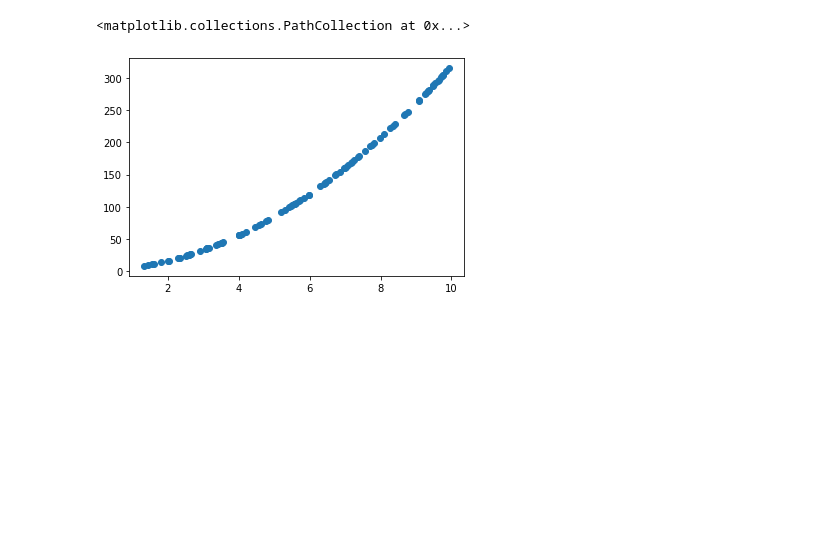
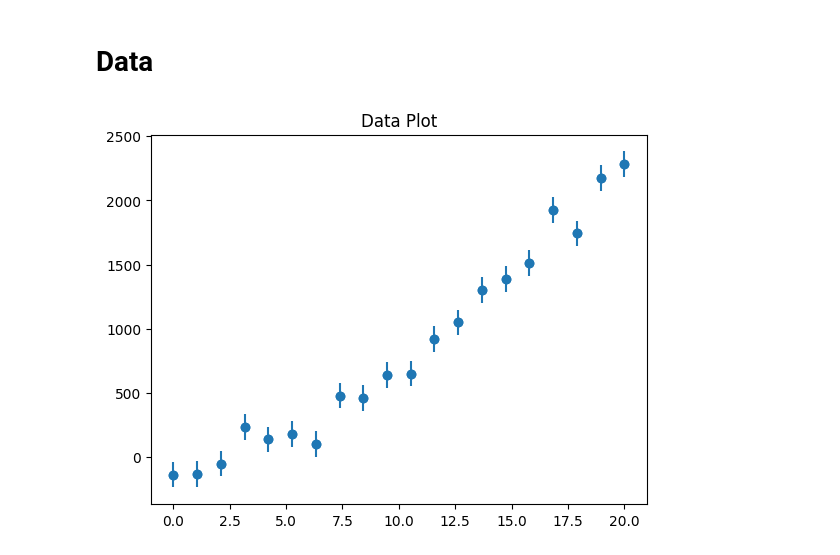
Before and after one commit to Yehan-Edirisinghe/Labo_cal, a Jupyter notebook: lecture_11/note.ipynb, the cells around one changed output. Drawn from its saved outputs; the diff is of its cells as text; code cells hidden in the pictures; blank space fills up the shorter version.

```diff
--- a/lecture_11/note.ipynb
+++ b/lecture_11/note.ipynb
@@ -6,15 +7,33 @@ ModuleNotFoundError: No module named 'Libraries'
+# %% [markdown]
+<h1> Data
+# %%
+def func(x,a,b):
+    return a*x**2+b*x
 # %%
-def genData(xMin,xMax,theta,N):
+def genData(xMin,xMax,theta,sigma,N):
 
-    x = np.random.uniform(xMin,xMax,N)
+    x = np.linspace(xMin,xMax,N)
     y = np.empty(N)
+
     for i in range(N):
-        y[i] = theta[0]*x[i] + theta[1]*(x[i]**2) +
+
+        y[i] = func(x[i],theta[0],theta[1]) + np.random.normal(0,sigma)
+
     return x,y
-# %%
-data = genData(1,10,(2,3),100)
-
-plt.scatter(data[0],data[1])
-# %% [output]
-<matplotlib.collections.PathCollection at 0x...>
-[figure, removed]
+# %%
+xmin,xmax = 0 , 20
+N = 20
+sigma = 100
+
+a,b = 6,2
+
+data = genData(xmin,xmax,(a,b),sigma,N)
+
+sigmay = np.array([sigma for i in range(N)])
+
+plt.scatter(data[0],data[1])
+plt.title("Data Plot")
+plt.errorbar(data[0],data[1], xerr=0,yerr=sigmay, linestyle = 'None', marker='o')
+plt.show()
+# %% [output]
+[figure, added]
```
Also changed, not shown: parts of 4 cells of this notebook.
